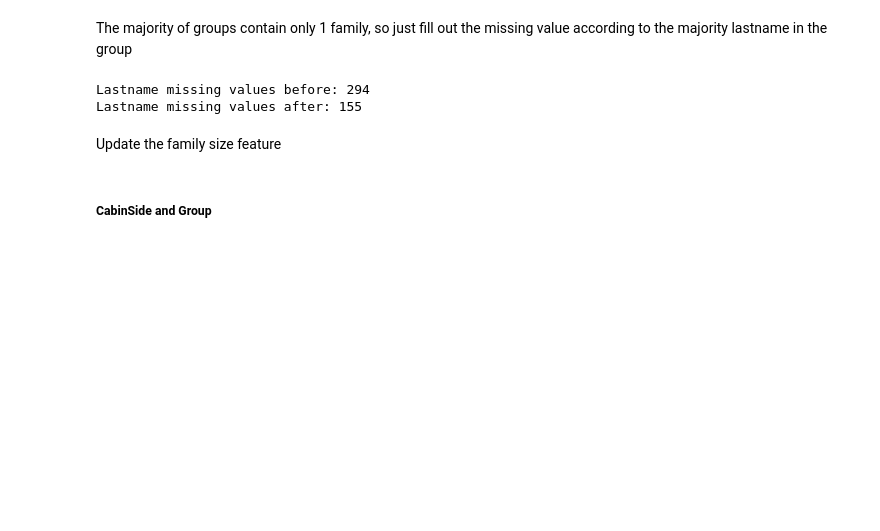
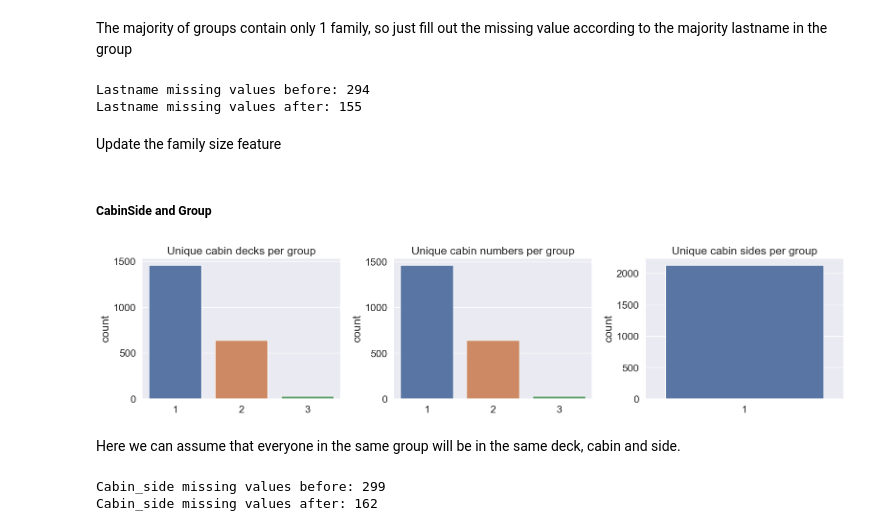
Before and after one commit to PdAlbedo/Spaceship_Titanic, a Jupyter notebook: Spaceship_Practice_Guide.ipynb, the cells around one changed output. Drawn from its saved outputs; the diff is of its cells as text; code cells hidden in the pictures; blank space fills up the shorter version.

Commit message:
Missing values filling in progress

```diff
--- a/Spaceship_Practice_Guide.ipynb
+++ b/Spaceship_Practice_Guide.ipynb
@@ -682,3 +682,42 @@ data.loc[data['Lastname'] == 'Unknown', 'Lastname'] = np.nan
 data.loc[data['Family_size'] > 100, 'Family_size'] = 0
 # %% [markdown]
 ##### CabinSide and Group
+# %%
+# Joint distribution of Group and Cabin features
+GCD_gb = data[data['Group_size'] > 1].groupby(['Group', 'Cabin_deck'])['Cabin_deck'].size().unstack().fillna(0)
+GCN_gb = data[data['Group_size'] > 1].groupby(['Group', 'Cabin_number'])['Cabin_number'].size().unstack().fillna(0)
+GCS_gb = data[data['Group_size'] > 1].groupby(['Group', 'Cabin_side'])['Cabin_side'].size().unstack().fillna(0)
+
+fig = plt.figure(figsize = (16, 4))
+plt.subplot(1, 3, 1)
+sns.countplot(x = (GCD_gb > 0).sum(axis = 1))
+plt.title('Unique cabin decks per group')
+
+plt.subplot(1, 3, 2)
+sns.countplot(x = (GCN_gb > 0).sum(axis = 1))
+plt.title('Unique cabin numbers per group')
+
+plt.subplot(1, 3, 3)
+sns.countplot(x = (GCS_gb > 0).sum(axis = 1))
+plt.title('Unique cabin sides per group')
+
+plt.tight_layout()
+plt.show()
+# %% [output]
+[figure, added]
+# %% [markdown]
+Here we can assume that everyone in the same group will be in the same deck, cabin and side.
+# %%
+# Missing values before
+CS_before = data['Cabin_side'].isna().sum()
+
+GCS_idx = data[data['Cabin_side'].isna()][(data[data['Cabin_side'].isna()]['Group']).isin(GCS_gb.index)].index
+
+data.loc[GCS_idx, 'Cabin_side'] = data.iloc[GCS_idx, :]['Group'].map(lambda x: GCS_gb.idxmax(axis = 1)[x])
+
+# Print number of missing values left
+print('Cabin_side missing values before:', CS_before)
+print('Cabin_side missing values after:',data['Cabin_side'].isna().sum())
+# %% [output]
+Cabin_side missing values before: 299
+Cabin_side missing values after: 162
```
Also changed, not shown: parts of 24 cells of this notebook.
